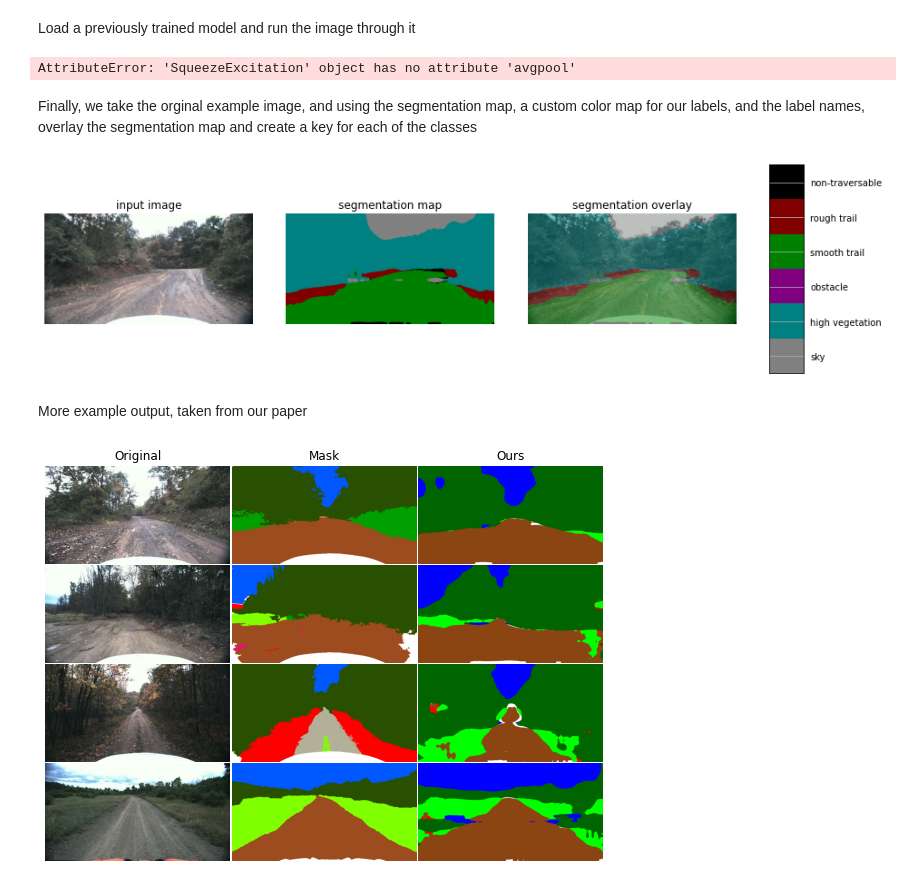
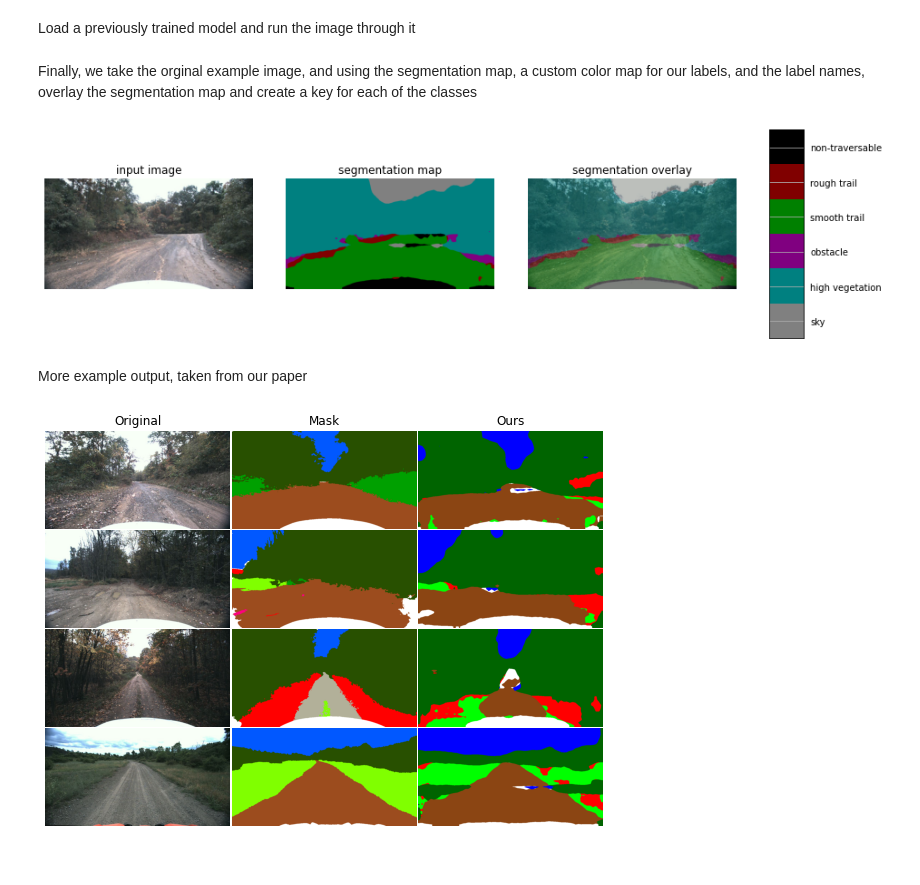
Before and after one commit to nmhaddad/semantic-segmentation, a Jupyter notebook: notebooks/inference_demo.ipynb, the cells around one changed output. Saved outputs shown, nothing was run; the diff lists cells and outputs as text; code cells hidden in the pictures.

Commit message:
Add mobilenet model

```diff
--- a/notebooks/inference_demo.ipynb
+++ b/notebooks/inference_demo.ipynb
@@ -32,8 +32,9 @@ with open('../config/config.yaml', 'r') as f:
 # %% [markdown]
 Visualize an example pair from the dataset. We will run inference on this image
 # %%
-example_image = Image.open(op.join('..', config['DATA_PATH'], 'train/iid000008/rgb.jpg'))
-example_mask = Image.open(op.join('..', config['DATA_PATH'], 'train/iid000008/labels.png'))
+data_path = op.join('..', config['DATA_PATH'])
+example_image = Image.open(op.join(data_path, 'train/iid000008/rgb.jpg'))
+example_mask = Image.open(op.join(data_path, 'train/iid000008/labels.png'))
 image_display = np.array(example_image)
 mask_display = np.array(example_mask.convert('RGB'))
 display_example_pair(image_display, mask_display)
@@ -42,21 +43,19 @@ display_example_pair(image_display, mask_display)
 # %% [markdown]
 Load a previously trained model and run the image through it
 # %%
-model = torch.load(op.join('..', config['LOAD_MODEL_PATH']), map_location=torch.device('cpu'))
+model = torch.load(op.join('..', config['LOAD_MODEL_PATH']))
 model.eval();
 # %%
 predicted_masks = run_inference(model, example_image)
-# %% [output]
-AttributeError: 'SqueezeExcitation' object has no attribute 'avgpool'
 # %% [markdown]
 Finally, we take the orginal example image, and using the segmentation map, a custom color map for our labels, and the label names, overlay the segmentation map and create a key for each of the classes
 # %%
 vis_segmentation(example_image, np.array(predicted_masks))
 # %% [output]
-[figure, old version]
+[figure, new version]
 # %% [markdown]
 More example output, taken from our paper
 # %%
-vis_grid_4x3(model)
+vis_grid_4x3(model, data_path)
 # %% [output]
-[figure, old version]
+[figure, new version]
```
Also changed, not shown: parts of 1 cell of this notebook, 10 other files.
